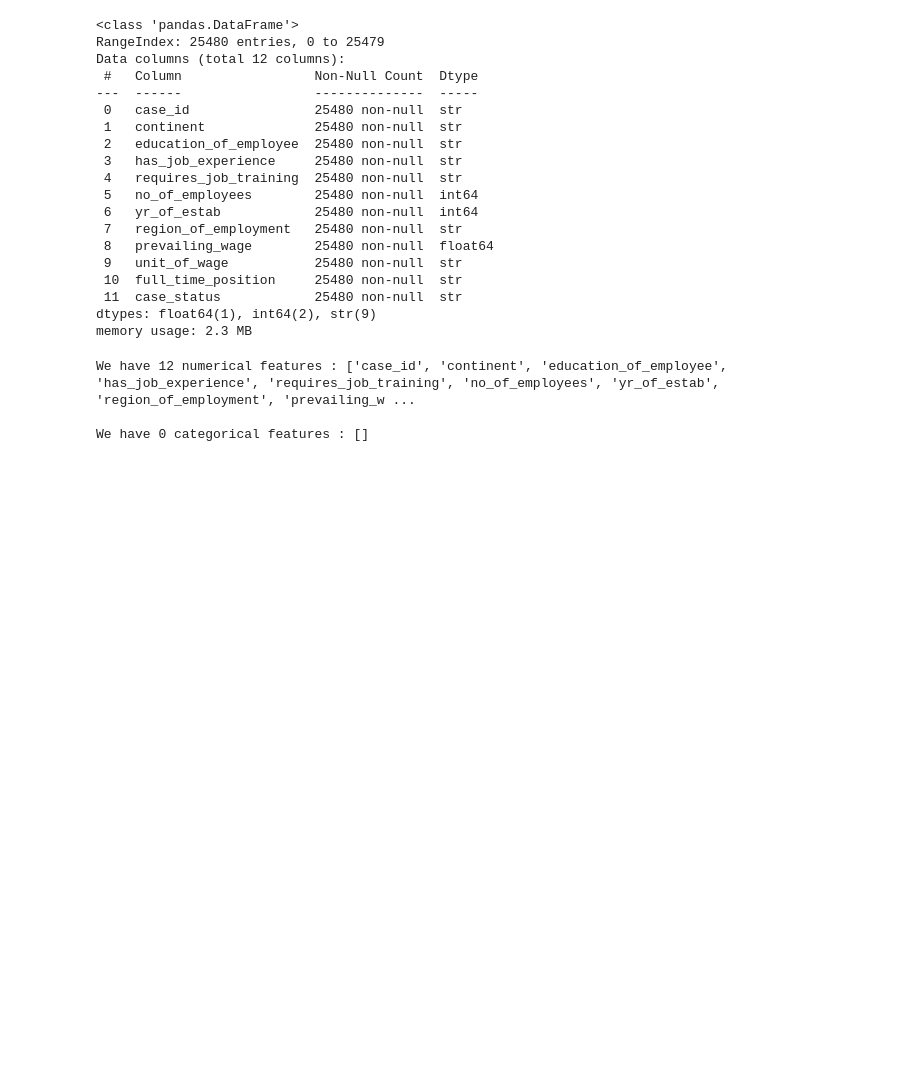
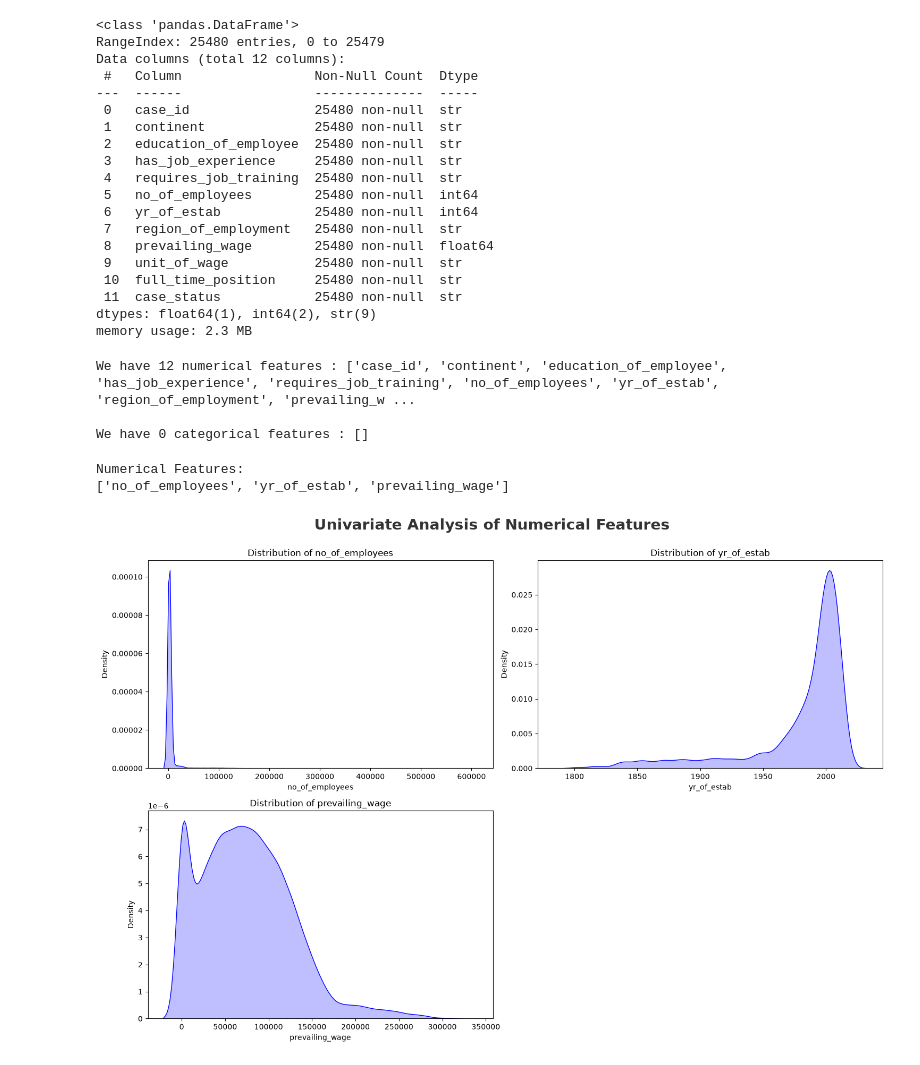
Before and after one commit to akkiyolo/VisaApproval, a Jupyter notebook: notebook/1_EDA_US_visa.ipynb, the cells around one changed output. Drawn from its saved outputs; the diff is of its cells as text; code cells hidden in the pictures; blank space fills up the shorter version.

```diff
--- a/notebook/1_EDA_US_visa.ipynb
+++ b/notebook/1_EDA_US_visa.ipynb
@@ -98,0 +105,48 @@ We have 0 categorical features : []
+# %%
+# Select only numerical features
+numeric_features = df.select_dtypes(include='number').columns.tolist()
+
+print("Numerical Features:")
+print(numeric_features)
+
+# Number of columns and rows for subplots
+cols = 2
+rows = math.ceil(len(numeric_features) / cols)
+
+# Create figure
+plt.figure(figsize=(15, 5 * rows))
+
+plt.suptitle(
+    'Univariate Analysis of Numerical Features',
+    fontsize=20,
+    fontweight='bold',
+    alpha=0.8,
+    y=1.0
+)
+
+# Plot KDE for each numerical feature
+for i, feature in enumerate(numeric_features):
+
+    plt.subplot(rows, cols, i + 1)
+
+    sns.kdeplot(
+        x=df[feature].dropna(),
+        color='blue',
+        fill=True
+    )
+
+    plt.xlabel(feature)
+    plt.ylabel('Density')
+    plt.title(f'Distribution of {feature}')
+
+# Adjust layout
+plt.tight_layout()
+
+# Save plot
+# plt.savefig('./images/Univariate_Num.png', bbox_inches='tight')
+
+plt.show()
+# %% [output]
+Numerical Features:
+['no_of_employees', 'yr_of_estab', 'prevailing_wage']
+[figure, added]
```
Also changed, not shown: parts of 37 cells of this notebook.
